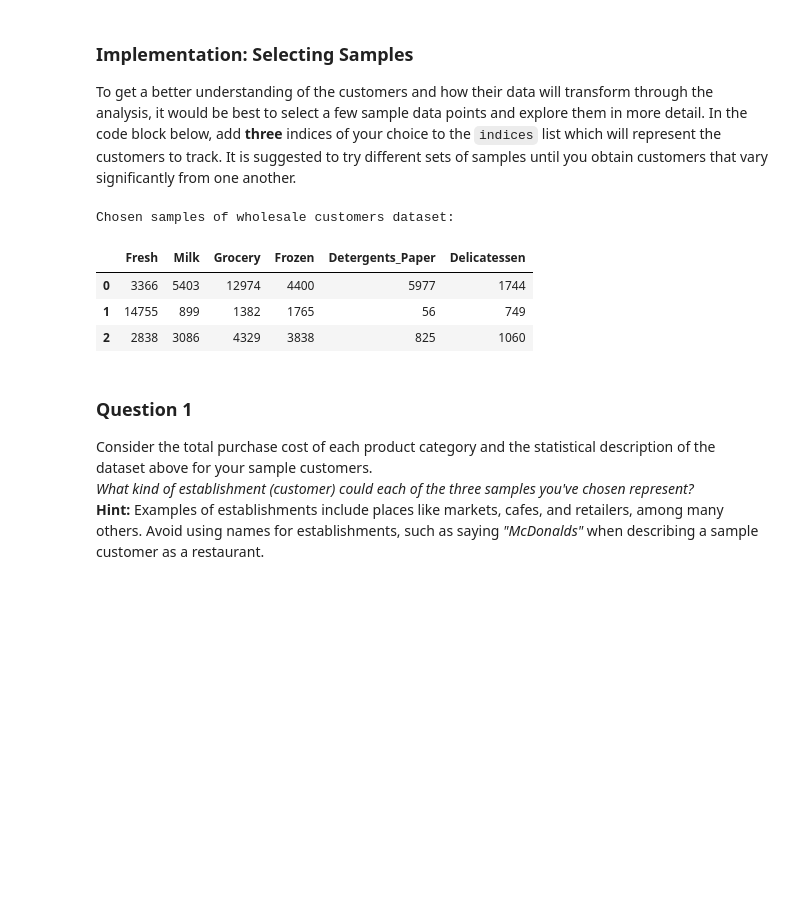
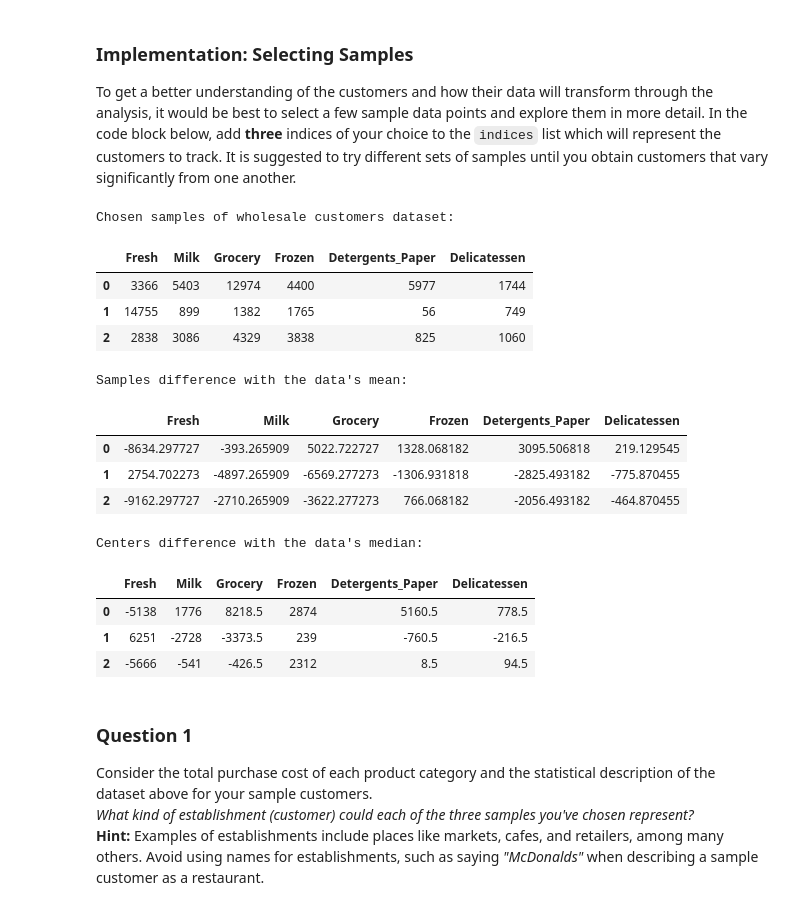
Before and after one commit to arielalvarez88/customer_segments, a Jupyter notebook: customer_segments.ipynb, the cells around one changed output. Cells and saved outputs as stored; diff of their text form; code cells hidden in the pictures; blank space fills up the shorter version.

```diff
--- a/customer_segments.ipynb
+++ b/customer_segments.ipynb
@@ -59,18 +59,33 @@ To get a better understanding of the customers and how their data will transform
 # %%
 # TODO: Select three indices of your choice you wish to sample from the dataset
 indices = [10 , 220, 292]
 
 
 # Create a DataFrame of the chosen samples
 samples = pd.DataFrame(data.loc[indices], columns = data.keys()).reset_index(drop = True)
 print "Chosen samples of wholesale customers dataset:"
+
 display(samples)
+print("Samples difference with the data's mean: ")
+display(samples - data.mean())
+print("Centers difference with the data's median: ")
+display(samples - data.median())
 # %% [output]
 Chosen samples of wholesale customers dataset:
 |  | Fresh | Milk | Grocery | Frozen | Detergents_Paper | Delicatessen |
 | 0 | 3366 | 5403 | 12974 | 4400 | 5977 | 1744 |
 | 1 | 14755 | 899 | 1382 | 1765 | 56 | 749 |
 | 2 | 2838 | 3086 | 4329 | 3838 | 825 | 1060 |
+Samples difference with the data's mean:
+|  | Fresh | Milk | Grocery | Frozen | Detergents_Paper | Delicatessen |
+| 0 | -8634.297727 | -393.265909 | 5022.722727 | 1328.068182 | 3095.506818 | 219.129545 |
+| 1 | 2754.702273 | -4897.265909 | -6569.277273 | -1306.931818 | -2825.493182 | -775.870455 |
+| 2 | -9162.297727 | -2710.265909 | -3622.277273 | 766.068182 | -2056.493182 | -464.870455 |
+Centers difference with the data's median:
+|  | Fresh | Milk | Grocery | Frozen | Detergents_Paper | Delicatessen |
+| 0 | -5138 | 1776 | 8218.5 | 2874 | 5160.5 | 778.5 |
+| 1 | 6251 | -2728 | -3373.5 | 239 | -760.5 | -216.5 |
+| 2 | -5666 | -541 | -426.5 | 2312 | 8.5 | 94.5 |
 # %% [markdown]
 ### Question 1
 Consider the total purchase cost of each product category and the statistical description of the dataset above for your sample customers.
```
Also changed, not shown: parts of 16 cells of this notebook, 1 other file.
